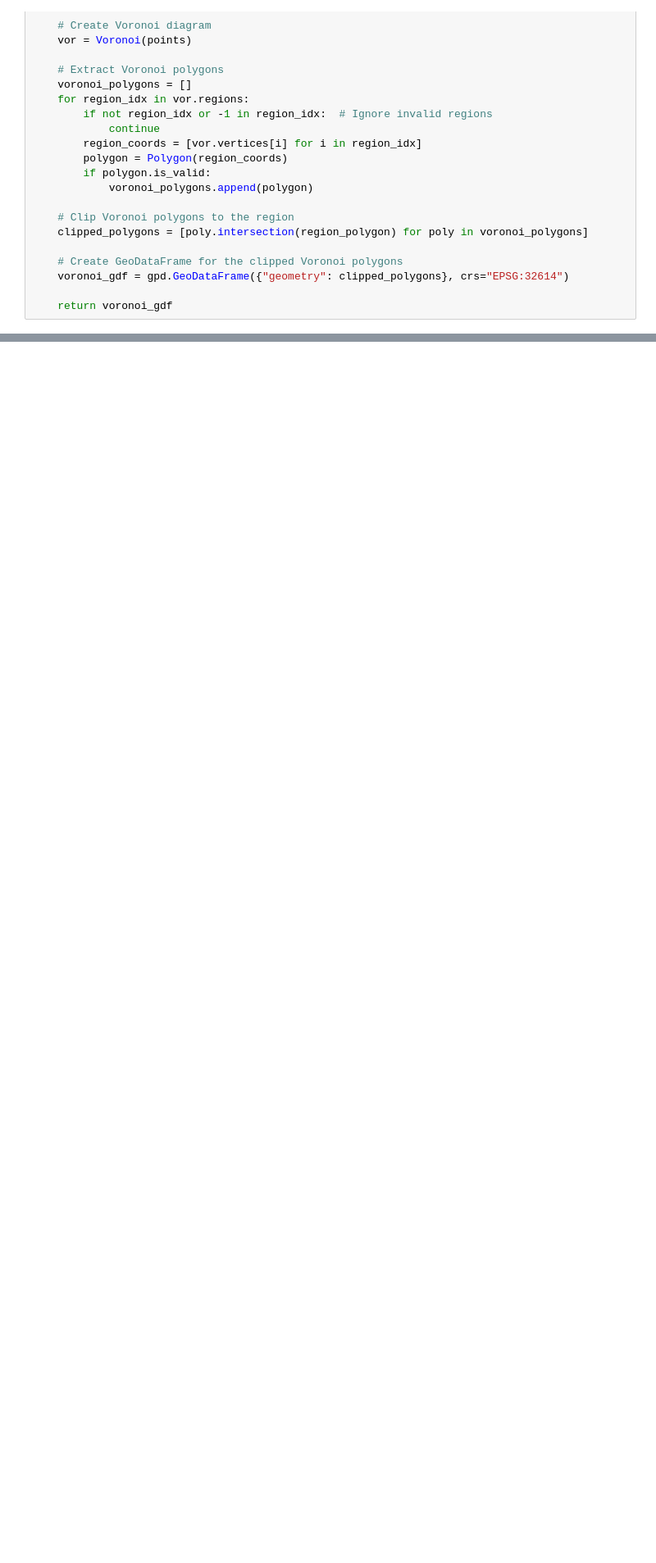
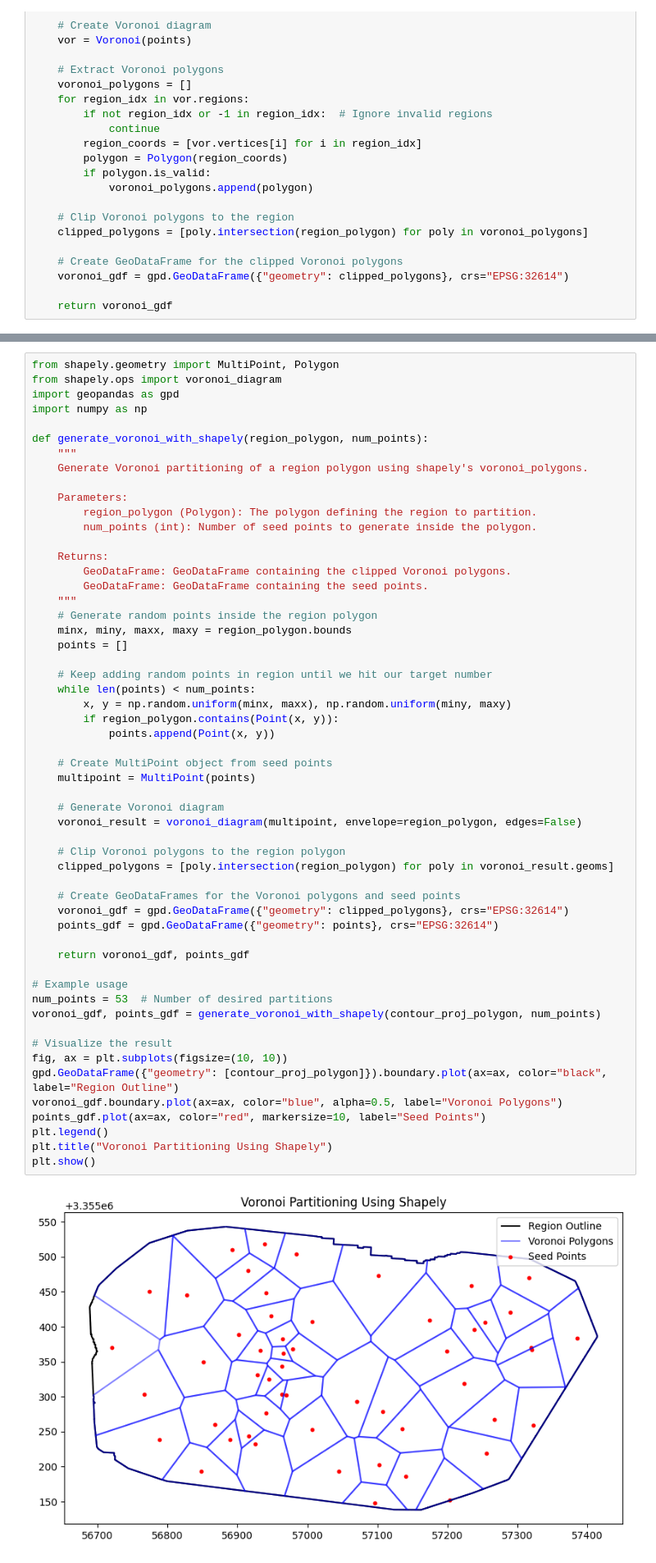
Before and after one commit to javelina-works/unsupervised-cv-search, a Jupyter notebook: content/notebooks/11_region_partition.ipynb, the cells around one changed output, grey strips where cells are left out. Shown at 82% size. Cells and saved outputs as stored; diff of their text form; blank space fills up the shorter version.

```diff
--- a/content/notebooks/11_region_partition.ipynb
+++ b/content/notebooks/11_region_partition.ipynb
@@ -572,0 +755,57 @@ Clipped Voronoi Polygons: 23
+# %%
+from shapely.geometry import MultiPoint, Polygon
+from shapely.ops import voronoi_diagram
+import geopandas as gpd
+import numpy as np
+
+def generate_voronoi_with_shapely(region_polygon, num_points):
+    """
+    Generate Voronoi partitioning of a region polygon using shapely's voronoi_polygons.
+
+    Parameters:
+        region_polygon (Polygon): The polygon defining the region to partition.
+        num_points (int): Number of seed points to generate inside the polygon.
+
+    Returns:
+        GeoDataFrame: GeoDataFrame containing the clipped Voronoi polygons.
+        GeoDataFrame: GeoDataFrame containing the seed points.
+    """
+    # Generate random points inside the region polygon
+    minx, miny, maxx, maxy = region_polygon.bounds
+    points = []
+
+    # Keep adding random points in region until we hit our target number
+    while len(points) < num_points:
+        x, y = np.random.uniform(minx, maxx), np.random.uniform(miny, maxy)
+        if region_polygon.contains(Point(x, y)):
+            points.append(Point(x, y))
+
+    # Create MultiPoint object from seed points
+    multipoint = MultiPoint(points)
+
+    # Generate Voronoi diagram
+    voronoi_result = voronoi_diagram(multipoint, envelope=region_polygon, edges=False)
+
+    # Clip Voronoi polygons to the region polygon
+    clipped_polygons = [poly.intersection(region_polygon) for poly in voronoi_result.geoms]
+
+    # Create GeoDataFrames for the Voronoi polygons and seed points
+    voronoi_gdf = gpd.GeoDataFrame({"geometry": clipped_polygons}, crs="EPSG:32614")
+    points_gdf = gpd.GeoDataFrame({"geometry": points}, crs="EPSG:32614")
+
+    return voronoi_gdf, points_gdf
+
+# Example usage
+num_points = 53  # Number of desired partitions
+voronoi_gdf, points_gdf = generate_voronoi_with_shapely(contour_proj_polygon, num_points)
+
+# Visualize the result
+fig, ax = plt.subplots(figsize=(10, 10))
+gpd.GeoDataFrame({"geometry": [contour_proj_polygon]}).boundary.plot(ax=ax, color="black", label="Region Outline")
+voronoi_gdf.boundary.plot(ax=ax, color="blue", alpha=0.5, label="Voronoi Polygons")
+points_gdf.plot(ax=ax, color="red", markersize=10, label="Seed Points")
+plt.legend()
+plt.title("Voronoi Partitioning Using Shapely")
+plt.show()
+# %% [output]
+[figure, added]
```
Also changed, not shown: parts of 5 cells of this notebook.
